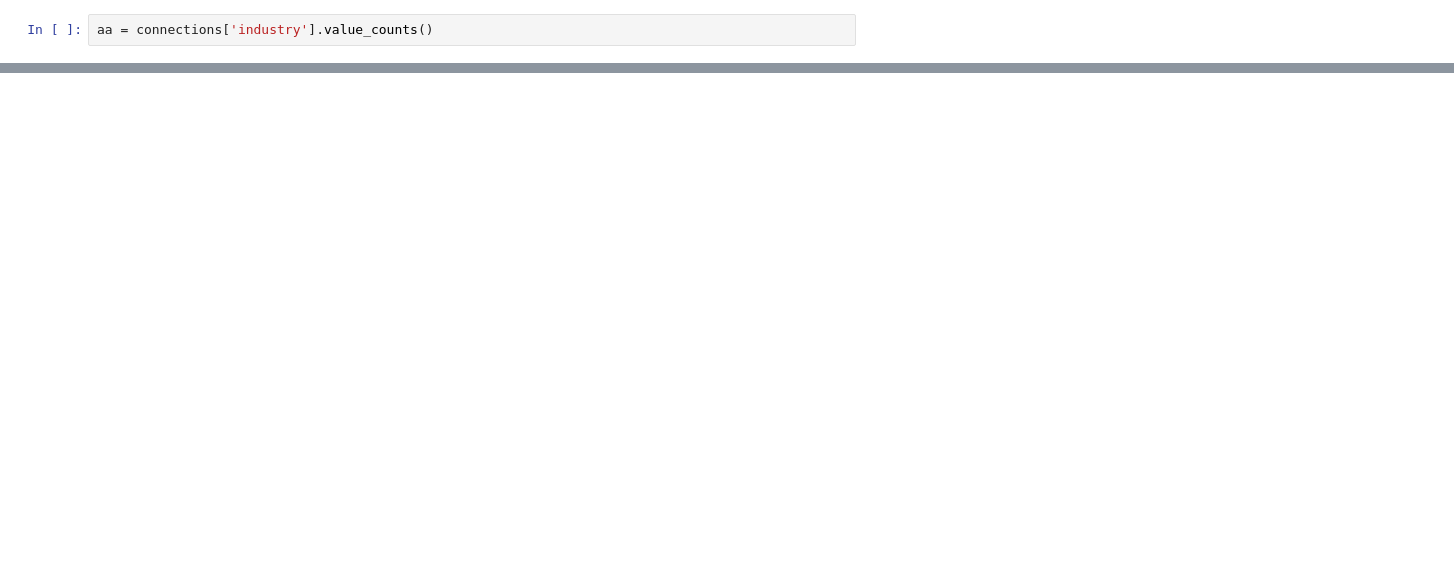
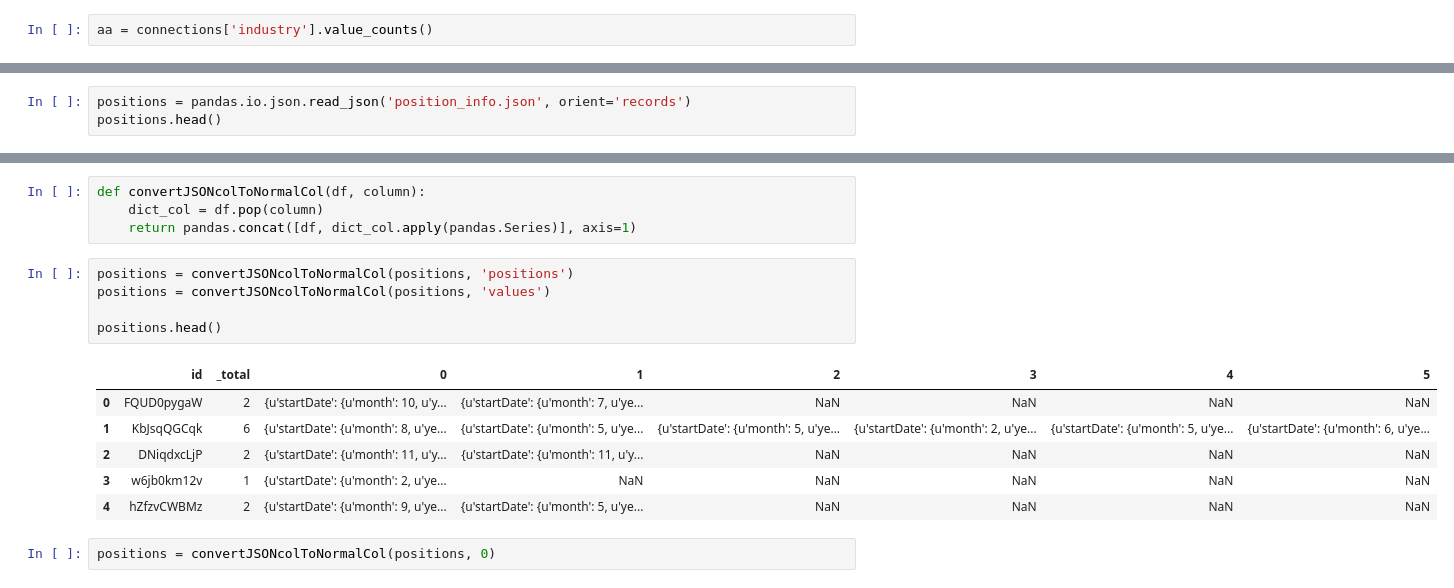
Before and after one commit to lchircus/developher_hackathon2014, a Jupyter notebook: data/lauren_data/LinkedIn_Hackathon.ipynb, the cells around one changed output, grey strips where cells are left out. Cells and saved outputs as stored; diff of their text form; blank space fills up the shorter version.

Commit message:
more playing with reading JSON files

```diff
--- a/data/lauren_data/LinkedIn_Hackathon.ipynb
+++ b/data/lauren_data/LinkedIn_Hackathon.ipynb
@@ -123,0 +120,3 @@ TypeError: object of type 'int' has no len()
+# %%
+positions = pandas.io.json.read_json('position_info.json', orient='records')
+positions.head()
@@ -123,0 +130,18 @@ TypeError: object of type 'int' has no len()
+# %%
+def convertJSONcolToNormalCol(df, column):
+    dict_col = df.pop(column)
+    return pandas.concat([df, dict_col.apply(pandas.Series)], axis=1)
+# %%
+positions = convertJSONcolToNormalCol(positions, 'positions')
+positions = convertJSONcolToNormalCol(positions, 'values')
+
+positions.head()
+# %% [output]
+|  | id | _total | 0 | 1 | 2 | 3 | 4 | 5 |
+| 0 | FQUD0pygaW | 2 | {u'startDate': {u'month': 10, u'y... | {u'startDate': {u'month': 7, u'ye... | NaN | NaN | NaN | NaN |
+| 1 | KbJsqQGCqk | 6 | {u'startDate': {u'month': 8, u'ye... | {u'startDate': {u'month': 5, u'ye... | {u'startDate': {u'month': 5, u'ye... | {u'startDate': {u'month': 2, u'ye... | {u'startDate': {u'month': 5, u'ye... | {u'startDate': {u'month': 6, u'ye... |
+| 2 | DNiqdxcLjP | 2 | {u'startDate': {u'month': 11, u'y... | {u'startDate': {u'month': 11, u'y... | NaN | NaN | NaN | NaN |
+| 3 | w6jb0km12v | 1 | {u'startDate': {u'month': 2, u'ye... | NaN | NaN | NaN | NaN | NaN |
+| 4 | hZfzvCWBMz | 2 | {u'startDate': {u'month': 9, u'ye... | {u'startDate': {u'month': 5, u'ye... | NaN | NaN | NaN | NaN |
+# %%
+positions = convertJSONcolToNormalCol(positions, 0)
```
Also changed, not shown: parts of 13 cells of this notebook.
